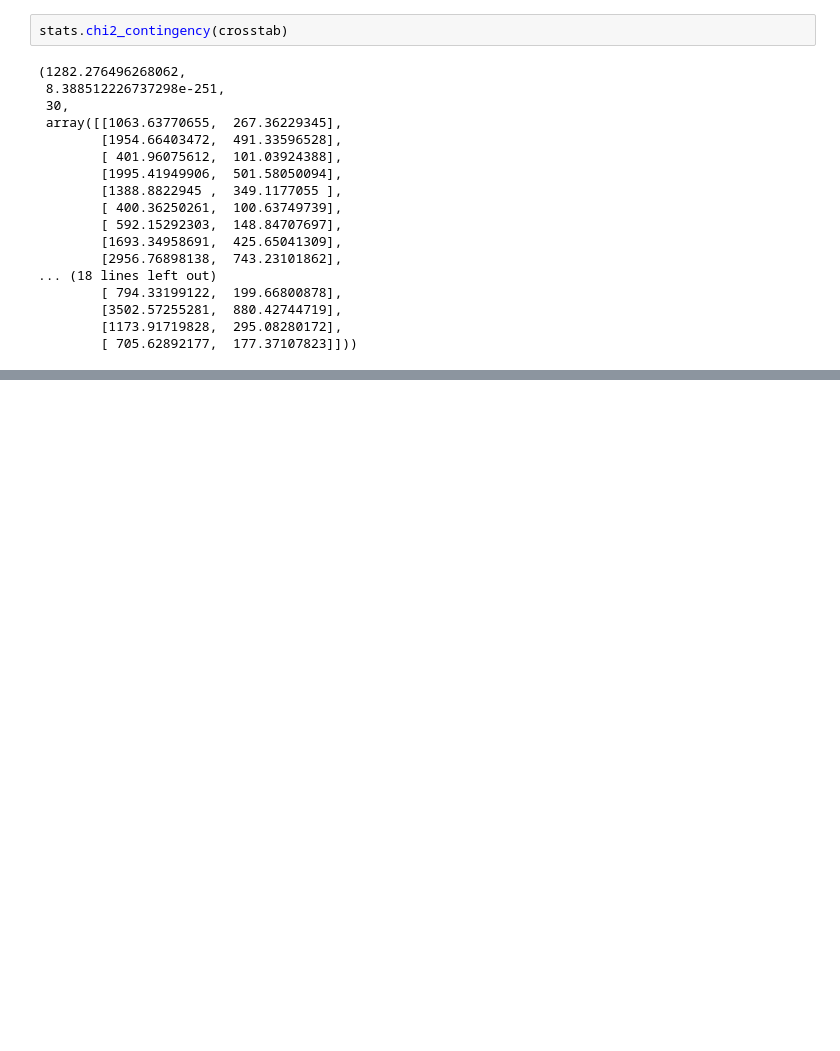
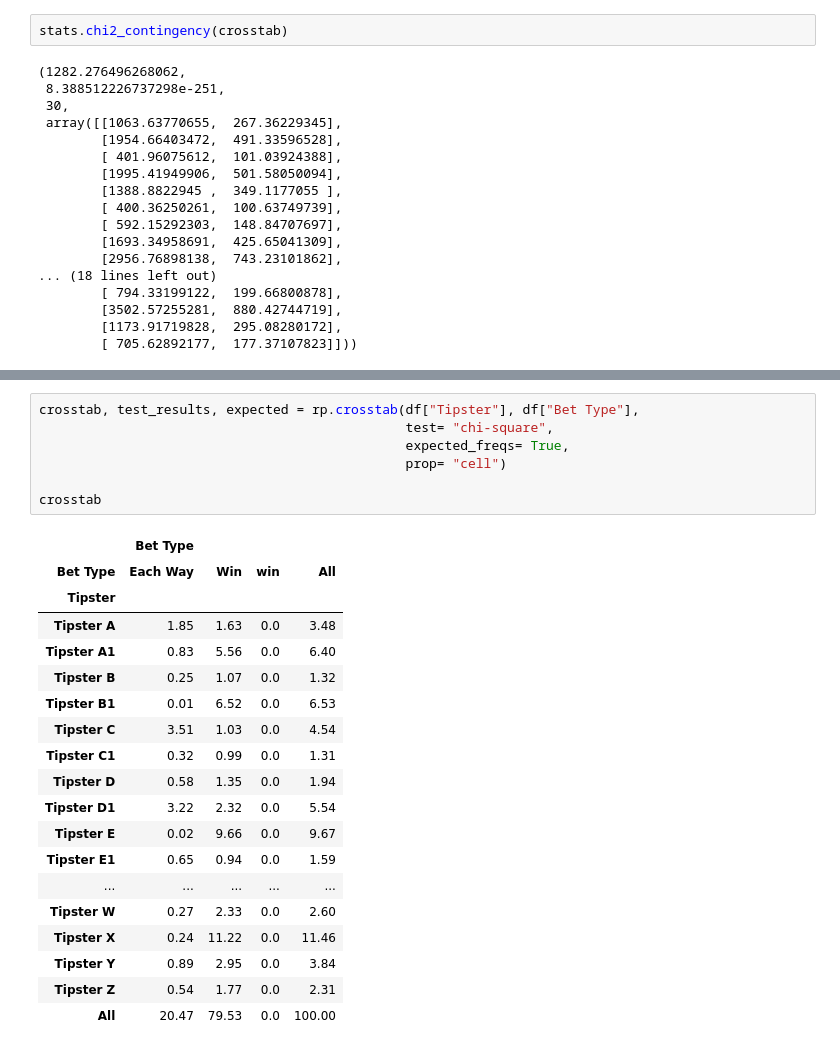
Before and after one commit to Cheeseburgerfly/AIAssignment, a Jupyter notebook: Assignment.ipynb, the cells around one changed output, grey strips where cells are left out. Cells and saved outputs as stored; diff of their text form; blank space fills up the shorter version.

```diff
--- a/Assignment.ipynb
+++ b/Assignment.ipynb
@@ -207,0 +277,27 @@ stats.chi2_contingency(crosstab)
+# %%
+crosstab, test_results, expected = rp.crosstab(df["Tipster"], df["Bet Type"],
+                                               test= "chi-square",
+                                               expected_freqs= True,
+                                               prop= "cell")
+
+crosstab
+# %% [output]
+|  | Bet Type |  |  |  |
+| Bet Type | Each Way | Win | win | All |
+| Tipster |  |  |  |  |
+| Tipster A | 1.85 | 1.63 | 0.0 | 3.48 |
+| Tipster A1 | 0.83 | 5.56 | 0.0 | 6.40 |
+| Tipster B | 0.25 | 1.07 | 0.0 | 1.32 |
+| Tipster B1 | 0.01 | 6.52 | 0.0 | 6.53 |
+| Tipster C | 3.51 | 1.03 | 0.0 | 4.54 |
+| Tipster C1 | 0.32 | 0.99 | 0.0 | 1.31 |
+| Tipster D | 0.58 | 1.35 | 0.0 | 1.94 |
+| Tipster D1 | 3.22 | 2.32 | 0.0 | 5.54 |
+| Tipster E | 0.02 | 9.66 | 0.0 | 9.67 |
+| Tipster E1 | 0.65 | 0.94 | 0.0 | 1.59 |
+| ... | ... | ... | ... | ... |
+| Tipster W | 0.27 | 2.33 | 0.0 | 2.60 |
+| Tipster X | 0.24 | 11.22 | 0.0 | 11.46 |
+| Tipster Y | 0.89 | 2.95 | 0.0 | 3.84 |
+| Tipster Z | 0.54 | 1.77 | 0.0 | 2.31 |
+| All | 20.47 | 79.53 | 0.0 | 100.00 |
```
Also changed, not shown: parts of 11 cells of this notebook.
